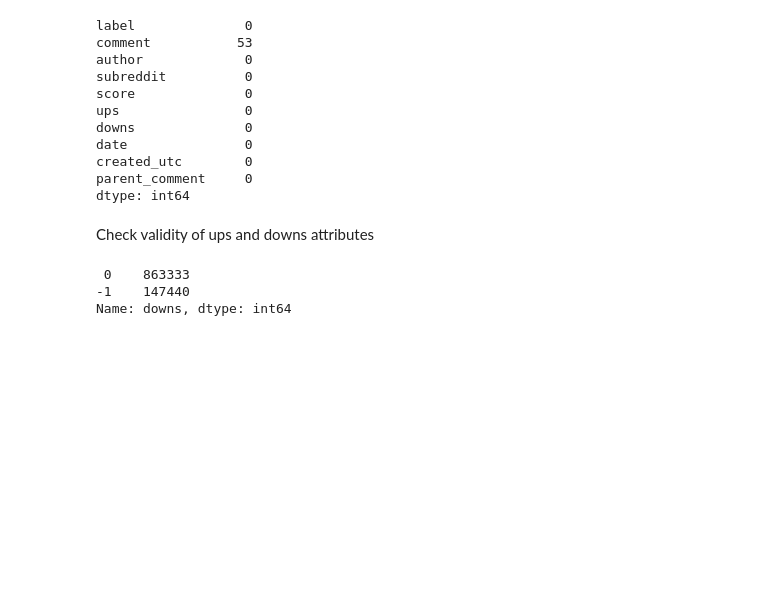
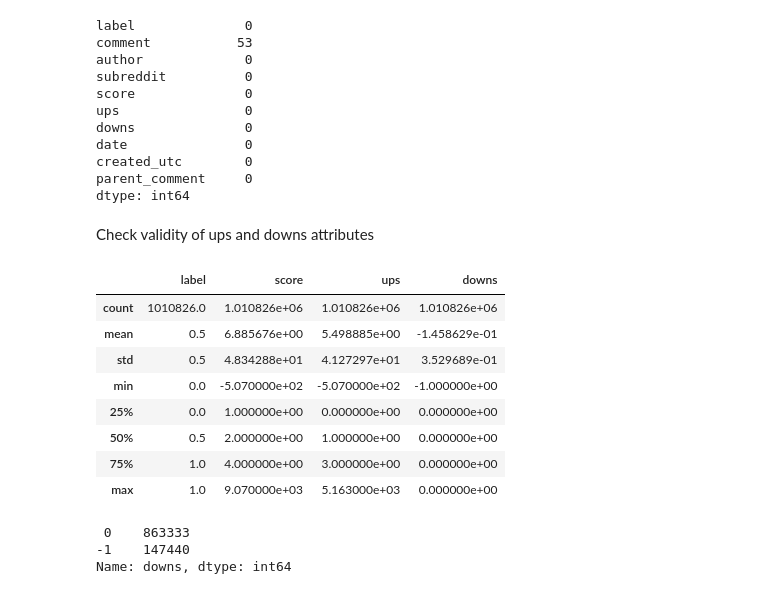
Before and after one commit to federicopessina/RedditSarcasm, a Jupyter notebook: main_notebook.ipynb, the cells around one changed output. Cells and saved outputs as stored; diff of their text form; code cells hidden in the pictures; blank space fills up the shorter version.

```diff
--- a/main_notebook.ipynb
+++ b/main_notebook.ipynb
@@ -203,6 +170,18 @@ na_comments = df_data[na_comments].index
 df_data.drop(na_comments, axis=0, inplace=True)
 # %% [markdown]
 Check validity of ups and downs attributes
+# %%
+df_data.describe()
+# %% [output]
+|  | label | score | ups | downs |
+| count | 1010826.0 | 1.010826e+06 | 1.010826e+06 | 1.010826e+06 |
+| mean | 0.5 | 6.885676e+00 | 5.498885e+00 | -1.458629e-01 |
+| std | 0.5 | 4.834288e+01 | 4.127297e+01 | 3.529689e-01 |
+| min | 0.0 | -5.070000e+02 | -5.070000e+02 | -1.000000e+00 |
+| 25% | 0.0 | 1.000000e+00 | 0.000000e+00 | 0.000000e+00 |
+| 50% | 0.5 | 2.000000e+00 | 1.000000e+00 | 0.000000e+00 |
+| 75% | 1.0 | 4.000000e+00 | 3.000000e+00 | 0.000000e+00 |
+| max | 1.0 | 9.070000e+03 | 5.163000e+03 | 0.000000e+00 |
 # %%
 value_counts_downs = df_data["downs"].value_counts()
 value_counts_downs
```
Also changed, not shown: parts of 7 cells of this notebook, 3 other files.
